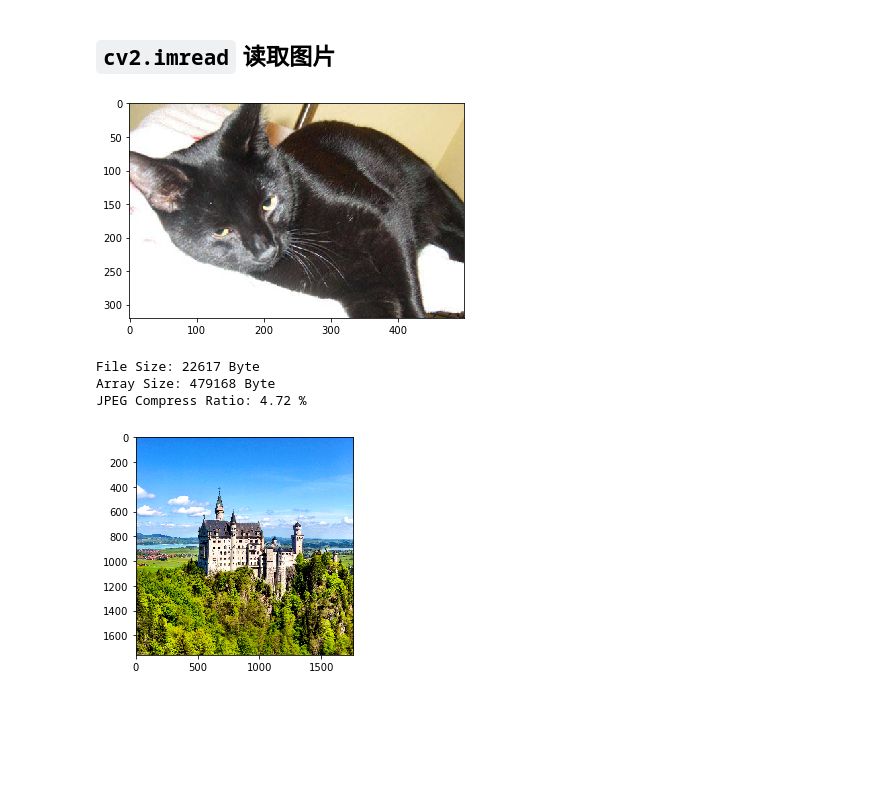
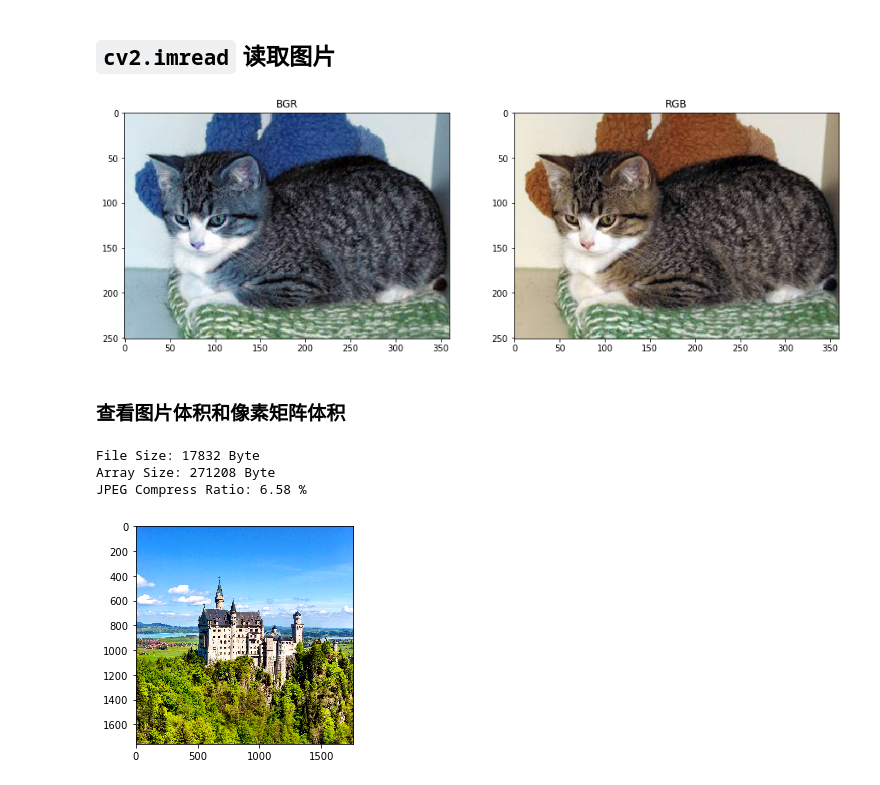
Before and after one commit to mtyylx/MLND, a Jupyter notebook: P6_Dogs_VS_Cats/OpenCV_Primer.ipynb, the cells around one changed output. Drawn from its saved outputs; the diff is of its cells as text; code cells hidden in the pictures; blank space fills up the shorter version.

```diff
--- a/P6_Dogs_VS_Cats/OpenCV_Primer.ipynb
+++ b/P6_Dogs_VS_Cats/OpenCV_Primer.ipynb
@@ -17,22 +17,32 @@ cat_folder = cwd + '\\train\\cat\\'
 dog_folder = cwd + '\\train\\dog\\'
 # %% [markdown]
 ## `cv2.imread` 读取图片
+# %%
+# 色彩通道顺序变换
+random_img = np.random.choice(range(12500))
+path = cat_folder + str(random_img) + '.jpg'
+img = cv2.imread(path)
+img_2 = cv2.cvtColor(img, cv2.COLOR_BGR2RGB)
+plt.figure(figsize=(15, 5))
+plt.subplot(121)
+plt.imshow(img, cmap='gray')
+plt.title('BGR')
+plt.subplot(122)
+plt.imshow(img_2, cmap='gray')
+plt.title('RGB')
+plt.show()
+# %% [output]
+[figure, added]
+# %% [markdown]
+### 查看图片体积和像素矩阵体积
 # %%
-random_img = np.random.choice(range(12500))
-path = cat_folder + str(random_img) + '.jpg'
-img = cv2.imread(path)
-b,g,r = cv2.split(img)
-img = cv2.merge([r,g,b])
-plt.imshow(img)
-plt.show()
 print("File Size:", os.path.getsize(path), 'Byte')
 print("Array Size:", sys.getsizeof(img), 'Byte')
 print("JPEG Compress Ratio:", np.round(os.path.getsize(path) / sys.getsizeof(img) * 100, 2), '%')
 # %% [output]
-[figure, removed]
-File Size: 22617 Byte
-Array Size: 479168 Byte
-JPEG Compress Ratio: 4.72 %
+File Size: 17832 Byte
+Array Size: 271208 Byte
+JPEG Compress Ratio: 6.58 %
 # %%
 img = cv2.imread('view.jpg')
 b,g,r = cv2.split(img)
```
Also changed, not shown: parts of 1 cell of this notebook.
